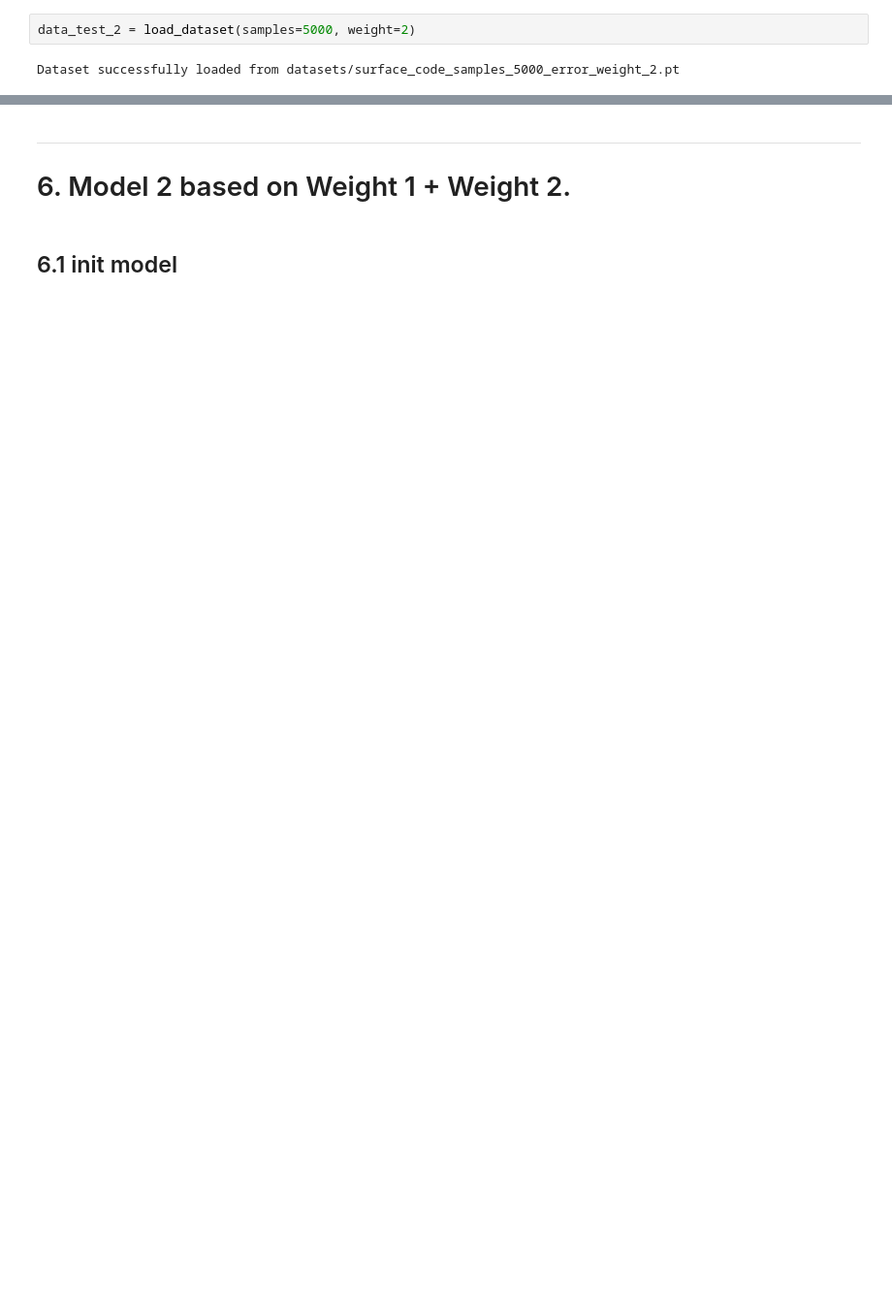
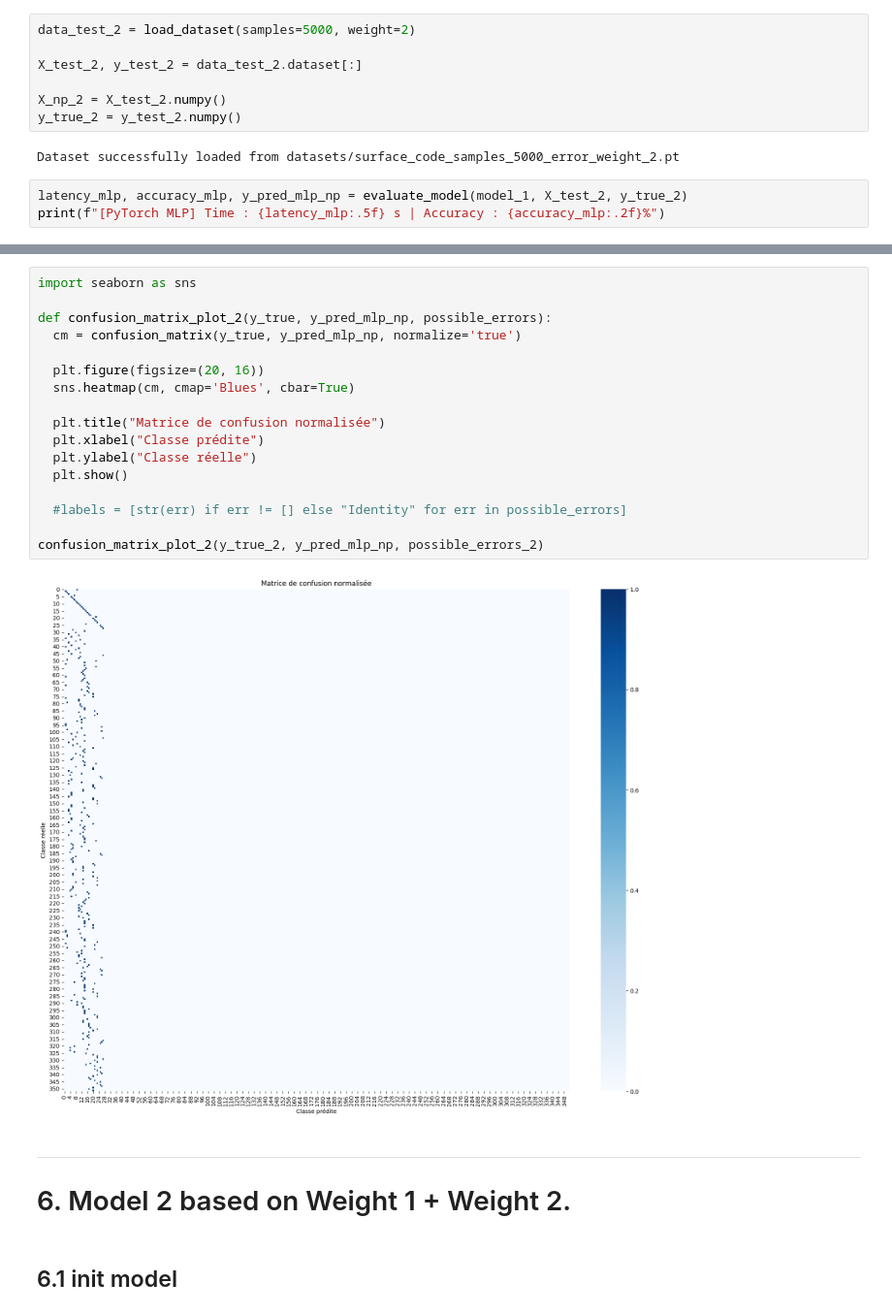
Before and after one commit to TheoHUETQC/surface-code, a Jupyter notebook: machine_learning_decoder_for_surface_codes.ipynb, the cells around one changed output, grey strips where cells are left out. Shown at 97% size. Cells and saved outputs as stored; diff of their text form; blank space fills up the shorter version.

```diff
--- a/machine_learning_decoder_for_surface_codes.ipynb
+++ b/machine_learning_decoder_for_surface_codes.ipynb
@@ -447,5 +462,13 @@ plt.show()
 ## 5.3 Test of the model for weight 1 + weight 2, the limit as $d=3$
 # %%
 data_test_2 = load_dataset(samples=5000, weight=2)
+
+X_test_2, y_test_2 = data_test_2.dataset[:]
+
+X_np_2 = X_test_2.numpy()
+y_true_2 = y_test_2.numpy()
 # %% [output]
 Dataset successfully loaded from datasets/surface_code_samples_5000_error_weight_2.pt
+# %%
+latency_mlp, accuracy_mlp, y_pred_mlp_np = evaluate_model(model_1, X_test_2, y_true_2)
+print(f"[PyTorch MLP] Time : {latency_mlp:.5f} s | Accuracy : {accuracy_mlp:.2f}%")
@@ -452,3 +483,22 @@ Dataset successfully loaded from datasets/surface_code_samples_5000_error_weight
+# %%
+import seaborn as sns
+
+def confusion_matrix_plot_2(y_true, y_pred_mlp_np, possible_errors):
+  cm = confusion_matrix(y_true, y_pred_mlp_np, normalize='true')
+
+  plt.figure(figsize=(20, 16))
+  sns.heatmap(cm, cmap='Blues', cbar=True)
+
+  plt.title("Matrice de confusion normalisée")
+  plt.xlabel("Classe prédite")
+  plt.ylabel("Classe réelle")
+  plt.show()
+
+  #labels = [str(err) if err != [] else "Identity" for err in possible_errors]
+
+confusion_matrix_plot_2(y_true_2, y_pred_mlp_np, possible_errors_2)
+# %% [output]
+[figure, added]
 # %% [markdown]
 ---
 
```
Also changed, not shown: parts of 19 cells of this notebook.
